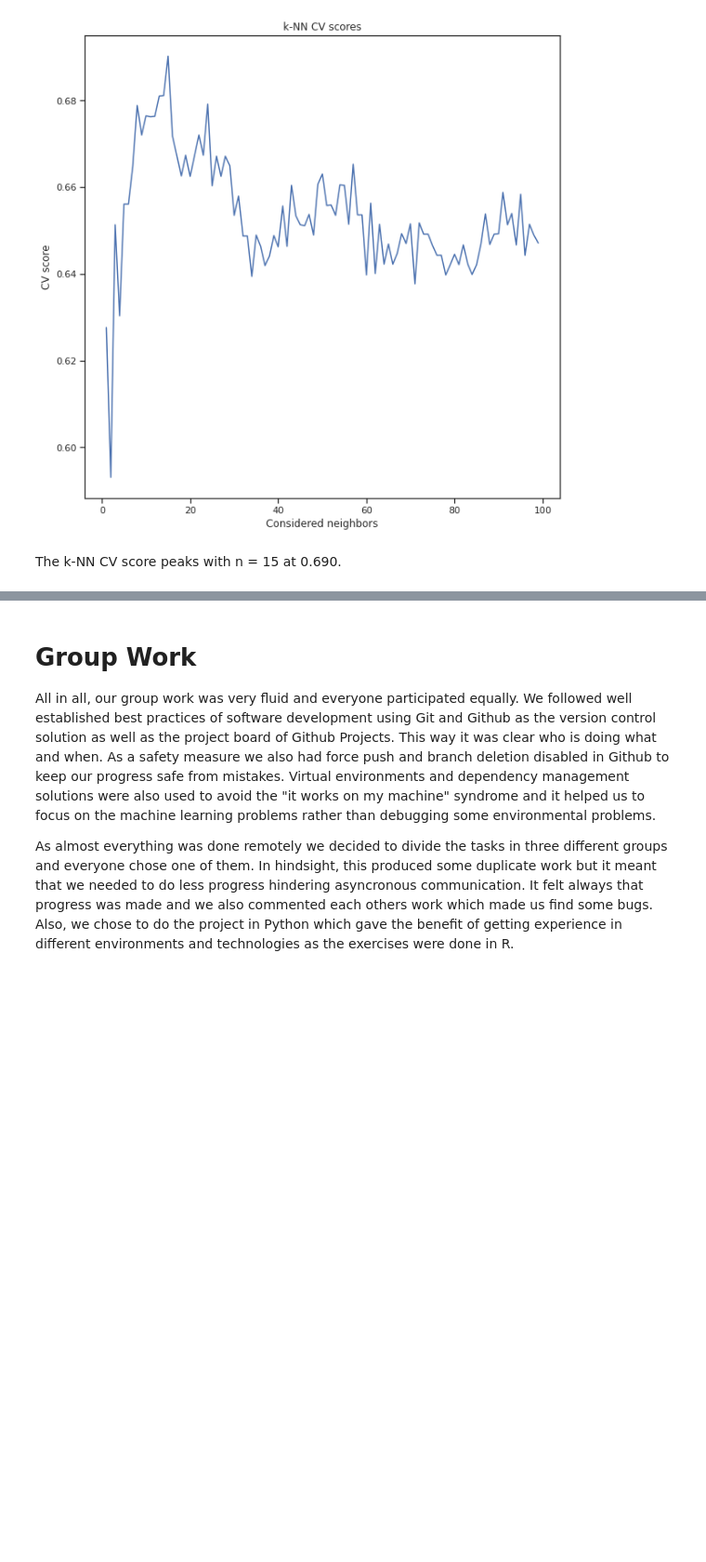
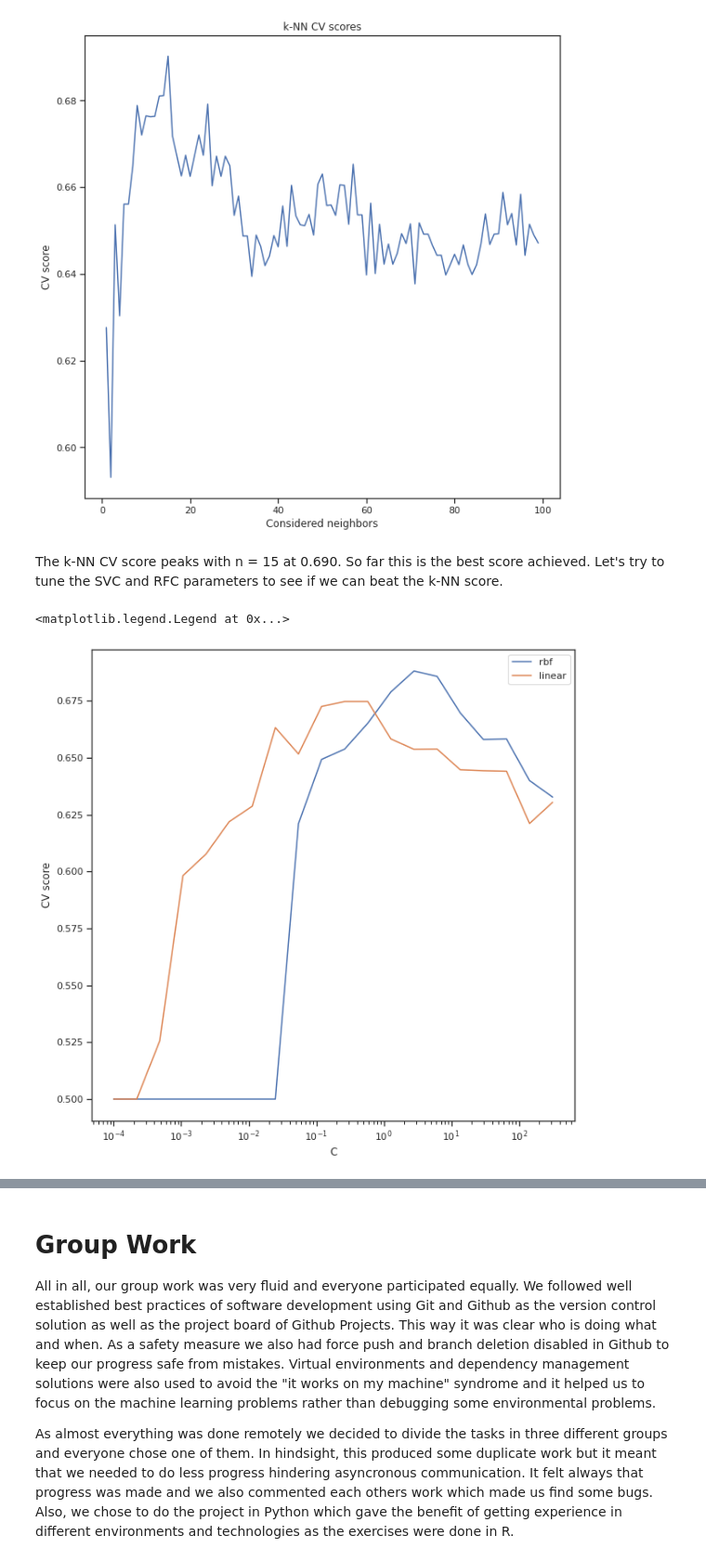
Before and after one commit to vkopio/iml-term-project, a Jupyter notebook: final_report.ipynb, the cells around one changed output, grey strips where cells are left out. Shown at 93% size. Saved outputs shown, nothing was run; the diff lists cells and outputs as text; code cells hidden in the pictures; blank space fills up the shorter version.

```diff
--- a/final_report.ipynb
+++ b/final_report.ipynb
@@ -569,4 +566,27 @@ ax.plot(neighbors, knn_cv_scores)
 [<matplotlib.lines.Line2D at 0x...>]
 [figure]
 # %% [markdown]
-The k-NN CV score peaks with n = 15 at 0.690.
+The k-NN CV score peaks with n = 15 at 0.690. So far this is the best score achieved. Let's try to tune the SVC and RFC parameters to see if we can beat the k-NN score.
+# %%
+c_range = np.logspace(-4,2.5,20)
+ctest_cv_scores = []
+ctest_cv_scores_linear = []
+
+for c in c_range:
+    svci_cv = get_cv_score(SVC(C=c))
+    svci_cv_linear = get_cv_score(SVC(kernel="linear", C=c))
+    ctest_cv_scores.append(svci_cv)
+    ctest_cv_scores_linear.append(svci_cv_linear)
+# %%
+fig, ax = plt.subplots(1,1, figsize=(10,10))
+
+ax.plot(c_range, ctest_cv_scores, label="rbf")
+ax.plot(c_range, ctest_cv_scores_linear, label="linear")
+
+ax.semilogx()
+ax.set_ylabel("CV score")
+ax.set_xlabel("C")
+ax.legend()
+# %% [output]
+<matplotlib.legend.Legend at 0x...>
+[figure, added]
```
Also changed, not shown: parts of 7 cells of this notebook.
